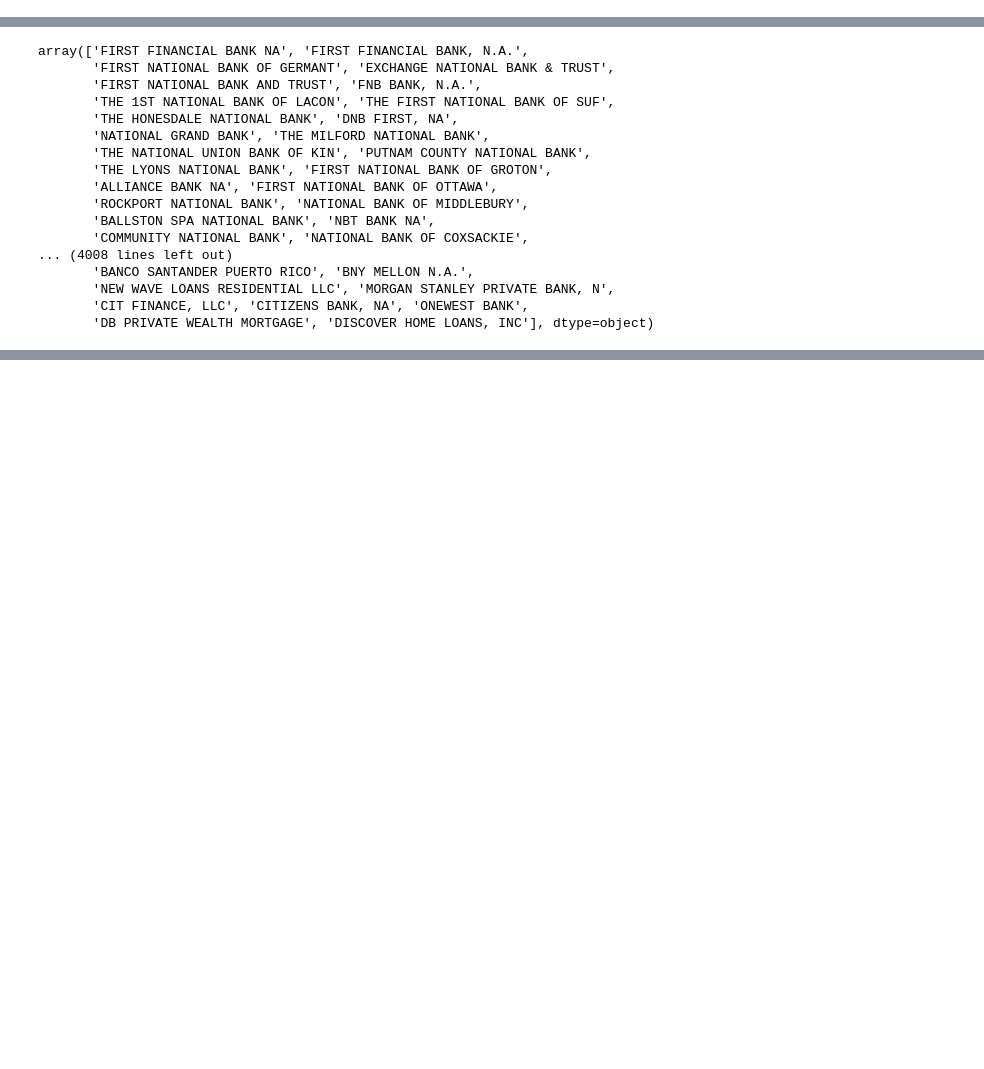
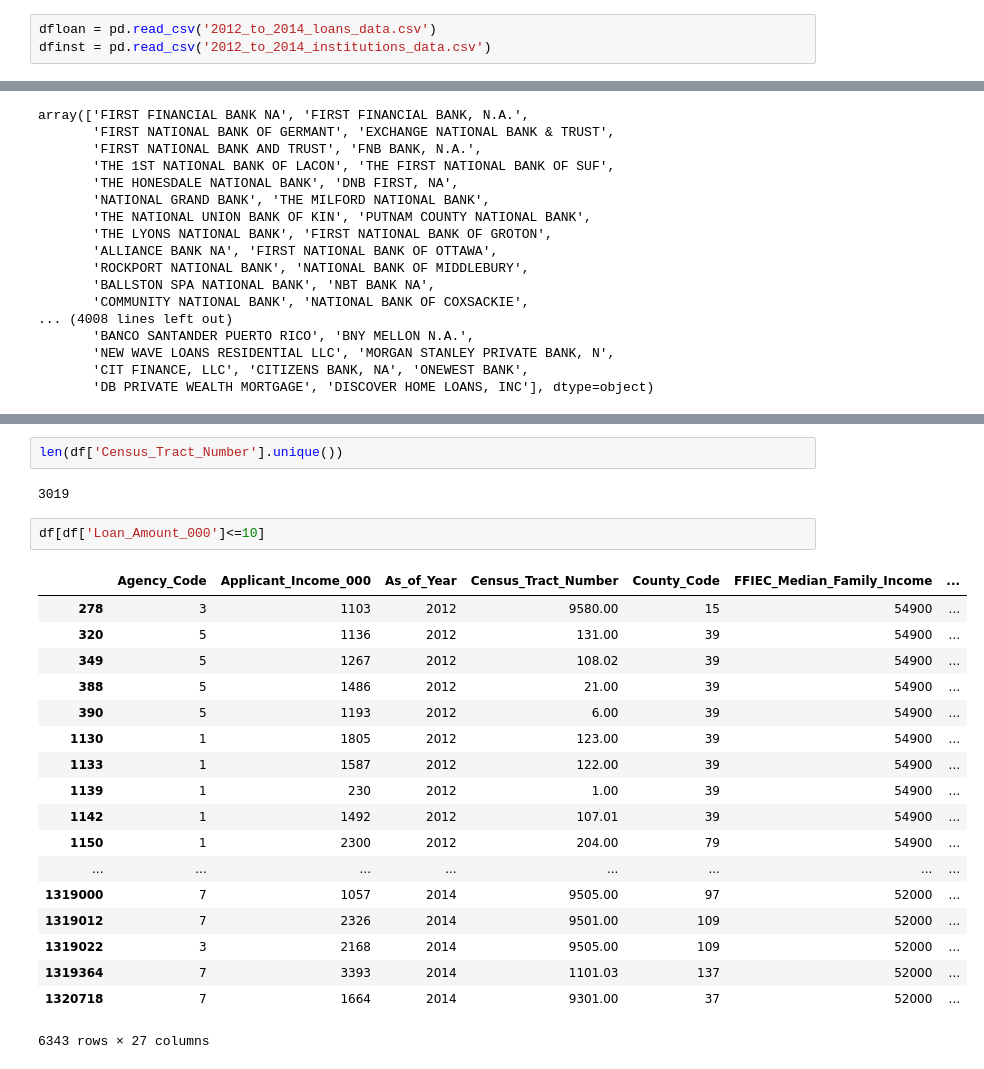
Before and after one commit to muwayne/data-science, a Jupyter notebook: code.ipynb, the cells around one changed output, grey strips where cells are left out. Saved outputs shown, nothing was run; the diff lists cells and outputs as text; blank space fills up the shorter version.

```diff
--- a/code.ipynb
+++ b/code.ipynb
@@ -10,6 +10,9 @@ pd.set_option('display.max_columns', None)
 np.set_printoptions(threshold=np.inf)
 import matplotlib.pyplot as plt
 %matplotlib inline
+# %%
+dfloan = pd.read_csv('2012_to_2014_loans_data.csv')
+dfinst = pd.read_csv('2012_to_2014_institutions_data.csv')
 # %%
 def Loan_Amount_Grouping(l):  # group loan amount
     if   l <= 99: return 1
@@ -116,0 +146,25 @@ array(['Refinance', 'Purchase'], dtype=object)
+# %%
+len(df['Census_Tract_Number'].unique())
+# %% [output]
+3019
+# %%
+df[df['Loan_Amount_000']<=10]
+# %% [output]
+|  | Agency_Code | Applicant_Income_000 | As_of_Year | Census_Tract_Number | County_Code | FFIEC_Median_Family_Income | ... |
+| 278 | 3 | 1103 | 2012 | 9580.00 | 15 | 54900 | ... |
+| 320 | 5 | 1136 | 2012 | 131.00 | 39 | 54900 | ... |
+| 349 | 5 | 1267 | 2012 | 108.02 | 39 | 54900 | ... |
+| 388 | 5 | 1486 | 2012 | 21.00 | 39 | 54900 | ... |
+| 390 | 5 | 1193 | 2012 | 6.00 | 39 | 54900 | ... |
+| 1130 | 1 | 1805 | 2012 | 123.00 | 39 | 54900 | ... |
+| 1133 | 1 | 1587 | 2012 | 122.00 | 39 | 54900 | ... |
+| 1139 | 1 | 230 | 2012 | 1.00 | 39 | 54900 | ... |
+| 1142 | 1 | 1492 | 2012 | 107.01 | 39 | 54900 | ... |
+| 1150 | 1 | 2300 | 2012 | 204.00 | 79 | 54900 | ... |
+| ... | ... | ... | ... | ... | ... | ... | ... |
+| 1319000 | 7 | 1057 | 2014 | 9505.00 | 97 | 52000 | ... |
+| 1319012 | 7 | 2326 | 2014 | 9501.00 | 109 | 52000 | ... |
+| 1319022 | 3 | 2168 | 2014 | 9505.00 | 109 | 52000 | ... |
+| 1319364 | 7 | 3393 | 2014 | 1101.03 | 137 | 52000 | ... |
+| 1320718 | 7 | 1664 | 2014 | 9301.00 | 37 | 52000 | ... |
+6343 rows × 27 columns
```
Also changed, not shown: parts of 13 cells of this notebook.
